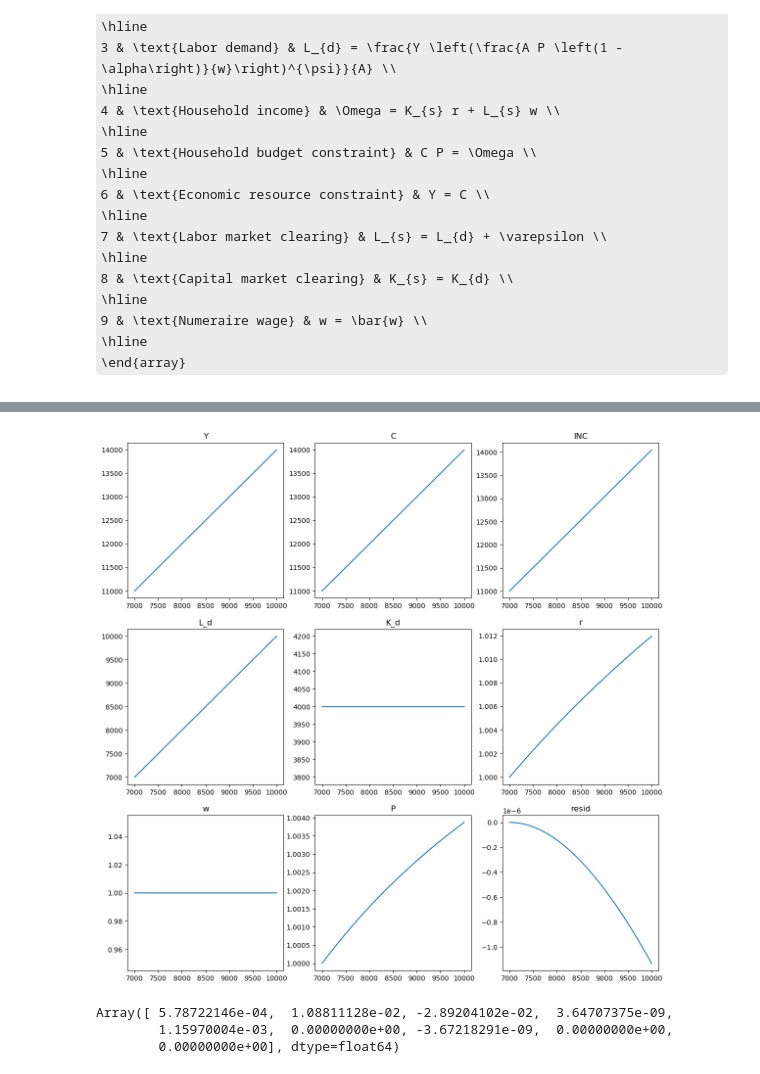
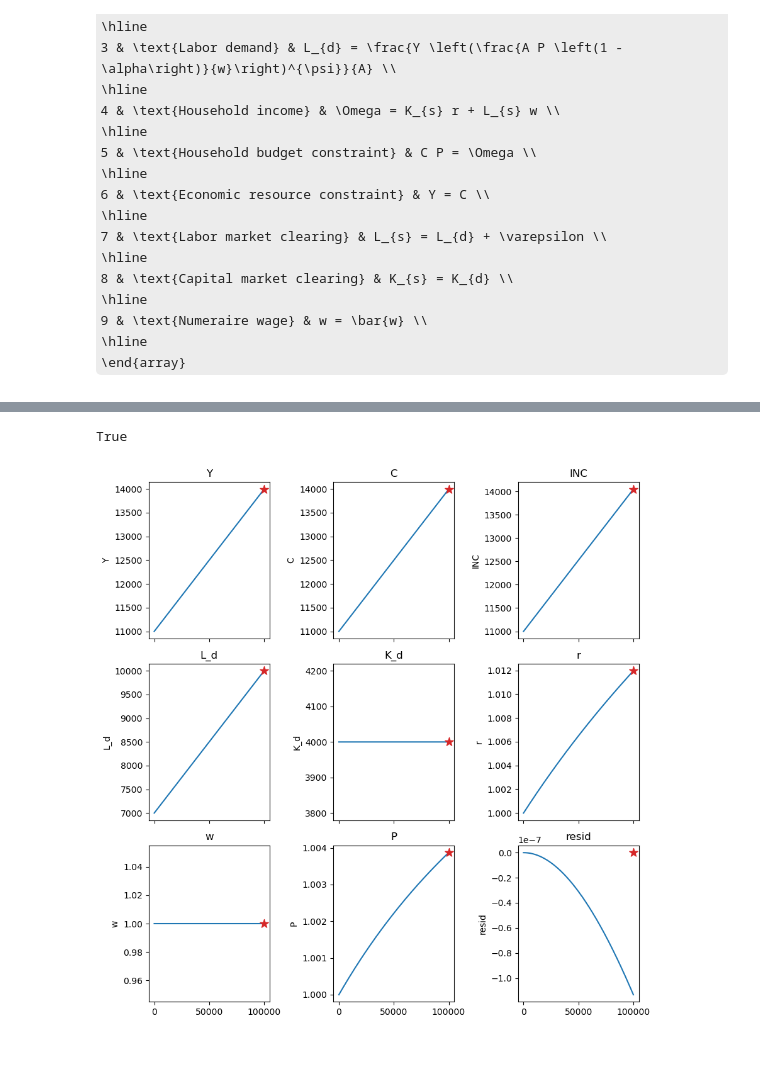
Before and after one commit to jessegrabowski/cge_modeling, a Jupyter notebook: notebooks/01 - Simple MOdel.ipynb, the cells around one changed output, grey strips where cells are left out. Saved outputs shown, nothing was run; the diff lists cells and outputs as text; code cells hidden in the pictures; some formulas as TeX source.

Commit message:
Implement root and minimize solvers for both backends
Unify the solver API

```diff
--- a/notebooks/01 - Simple MOdel.ipynb
+++ b/notebooks/01 - Simple MOdel.ipynb
@@ -199,13 +162,0 @@ plot_idx = np.flatnonzero(theta_labor_increase != param_inputs).item()
-# %%
-fig, ax = plt.subplots(3, 3, figsize=(14, 14))
-
-n_steps = 10_000
-x_traj, theta_traj = mod.f_euler(
-    **calibated_data, theta_final=theta_labor_increase, n_steps=n_steps
-)
-for i, axis in enumerate(fig.axes):
-    axis.plot(theta_traj[:, plot_idx], x_traj[:, i], label=f"n_steps = {n_steps}")
-    axis.set_title(mod.variable_names[i])
-plt.show()
-# %% [output]
-[figure, removed]
@@ -216,6 +163,29 @@ final_data.update({var: theta_traj[-1, i] for i, var in enumerate(mod.parameter_
-# %%
-mod.f_system(**final_data)
-# %% [output]
-Array([ 5.78722146e-04,  1.08811128e-02, -2.89204102e-02,  3.64707375e-09,
-        1.15970004e-03,  0.00000000e+00, -3.67218291e-09,  0.00000000e+00,
-        0.00000000e+00], dtype=float64)
+# %%
+labor_increase = calibated_data.copy()
+labor_increase["L_s"] = 10_000
+theta_labor_increase = np.array([labor_increase[x] for x in mod.parameter_names], dtype=float)
+
+idata = mod._solve_with_euler_approximation(
+    calibated_data, theta_final=theta_labor_increase, n_steps=100_000
+)
+# %%
+res = mod._solve_with_root(calibated_data, theta_labor_increase)
+res.success
+# %% [output]
+True
+# %%
+fig, ax = plt.subplots(3, 3, figsize=(9, 9), sharex=True)
+for i, (axis, var) in enumerate(zip(fig.axes, mod.variable_names)):
+    idata.variables[var].plot(x="step", ax=axis)
+    axis.set(title=var, xlabel=None)
+    axis.scatter(
+        idata.variables.coords["step"].max(),
+        res.x[i],
+        marker="*",
+        color="tab:red",
+        zorder=10,
+        s=100,
+    )
+fig.tight_layout()
+# %% [output]
+[figure, added]
```
Also changed, not shown: parts of 6 cells of this notebook, 6 other files.
